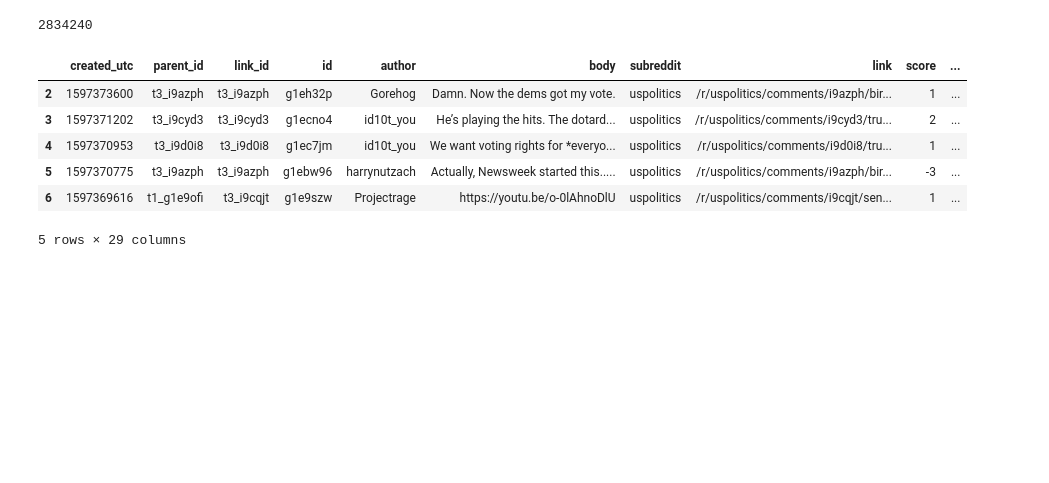
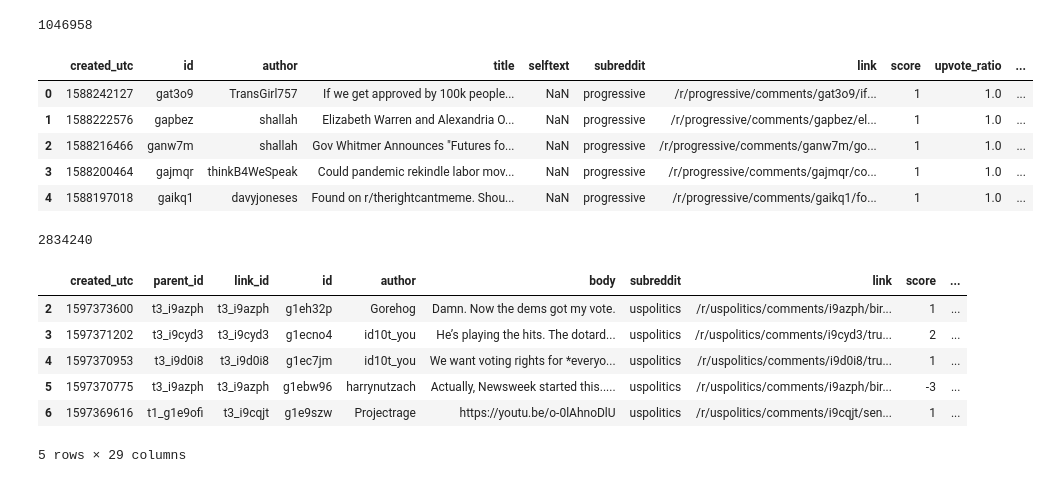
Before and after one commit to SALT-NLP/Incivility, a Jupyter notebook: linear_regression.ipynb, the cells around one changed output. Cells and saved outputs as stored; diff of their text form; code cells hidden in the pictures; blank space fills up the shorter version.

```diff
--- a/linear_regression.ipynb
+++ b/linear_regression.ipynb
@@ -5 +6,13 @@ import os
+# %%
+posts = pd.read_pickle('./data/all_posts.pickle')
+print(len(posts))
+posts.head()
+# %% [output]
+1046958
+|  | created_utc | id | author | title | selftext | subreddit | link | score | upvote_ratio | ... |
+| 0 | 1588242127 | gat3o9 | TransGirl757 | If we get approved by 100k people... | NaN | progressive | /r/progressive/comments/gat3o9/if... | 1 | 1.0 | ... |
+| 1 | 1588222576 | gapbez | shallah | Elizabeth Warren and Alexandria O... | NaN | progressive | /r/progressive/comments/gapbez/el... | 1 | 1.0 | ... |
+| 2 | 1588216466 | ganw7m | shallah | Gov Whitmer Announces "Futures fo... | NaN | progressive | /r/progressive/comments/ganw7m/go... | 1 | 1.0 | ... |
+| 3 | 1588200464 | gajmqr | thinkB4WeSpeak | Could pandemic rekindle labor mov... | NaN | progressive | /r/progressive/comments/gajmqr/co... | 1 | 1.0 | ... |
+| 4 | 1588197018 | gaikq1 | davyjoneses | Found on r/therightcantmeme. Shou... | NaN | progressive | /r/progressive/comments/gaikq1/fo... | 1 | 1.0 | ... |
 # %%
```
Also changed, not shown: parts of 21 cells of this notebook.
